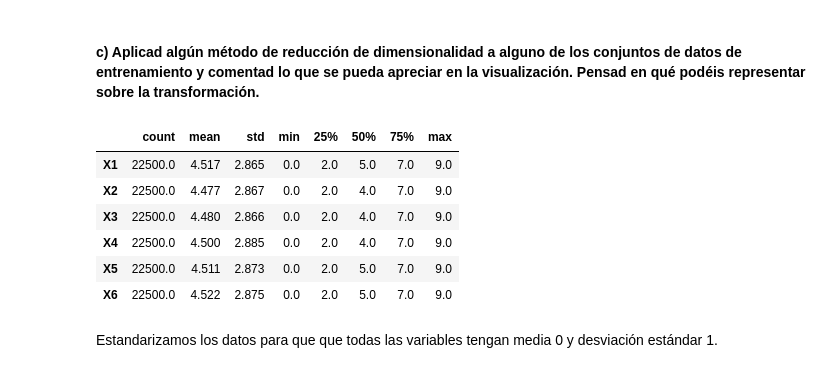
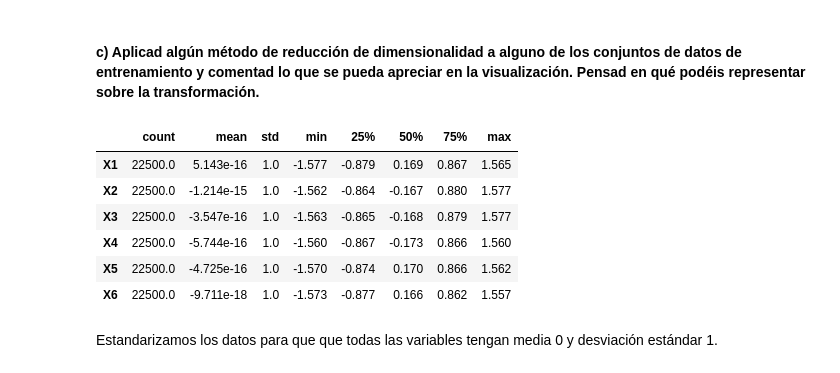
Before and after one commit to cuberhaus/APA, a Jupyter notebook: Problema3/ProblemaLlista3-GRUPAL.ipynb, the cells around one changed output. Cells and saved outputs as stored; diff of their text form; code cells hidden in the pictures.

```diff
--- a/Problema3/ProblemaLlista3-GRUPAL.ipynb
+++ b/Problema3/ProblemaLlista3-GRUPAL.ipynb
@@ -198,19 +198,19 @@ X_tests[1]
 # %%
 X_train_standarized = (X_trains[0]).copy()
 y_train = y_trains[0].copy()
 
-#scaler = StandardScaler()
-#X_train_standarized[X_columns] = scaler.fit_transform(X_trains[0][X_columns])
+scaler = StandardScaler()
+X_train_standarized[X_columns] = scaler.fit_transform(X_trains[0][X_columns])
 
 X_train_standarized.describe().T
 # %% [output]
 |  | count | mean | std | min | 25% | 50% | 75% | max |
-| X1 | 22500.0 | 4.517 | 2.865 | 0.0 | 2.0 | 5.0 | 7.0 | 9.0 |
-| X2 | 22500.0 | 4.477 | 2.867 | 0.0 | 2.0 | 4.0 | 7.0 | 9.0 |
-| X3 | 22500.0 | 4.480 | 2.866 | 0.0 | 2.0 | 4.0 | 7.0 | 9.0 |
-| X4 | 22500.0 | 4.500 | 2.885 | 0.0 | 2.0 | 4.0 | 7.0 | 9.0 |
-| X5 | 22500.0 | 4.511 | 2.873 | 0.0 | 2.0 | 5.0 | 7.0 | 9.0 |
-| X6 | 22500.0 | 4.522 | 2.875 | 0.0 | 2.0 | 5.0 | 7.0 | 9.0 |
+| X1 | 22500.0 | 5.143e-16 | 1.0 | -1.577 | -0.879 | 0.169 | 0.867 | 1.565 |
+| X2 | 22500.0 | -1.214e-15 | 1.0 | -1.562 | -0.864 | -0.167 | 0.880 | 1.577 |
+| X3 | 22500.0 | -3.547e-16 | 1.0 | -1.563 | -0.865 | -0.168 | 0.879 | 1.577 |
+| X4 | 22500.0 | -5.744e-16 | 1.0 | -1.560 | -0.867 | -0.173 | 0.866 | 1.560 |
+| X5 | 22500.0 | -4.725e-16 | 1.0 | -1.570 | -0.874 | 0.170 | 0.866 | 1.562 |
+| X6 | 22500.0 | -9.711e-18 | 1.0 | -1.573 | -0.877 | 0.166 | 0.862 | 1.557 |
 # %% [markdown]
 Estandarizamos los datos para que que todas las variables tengan media 0 y desviación estándar 1.
 # %% [markdown]
```
Also changed, not shown: parts of 6 cells of this notebook.
